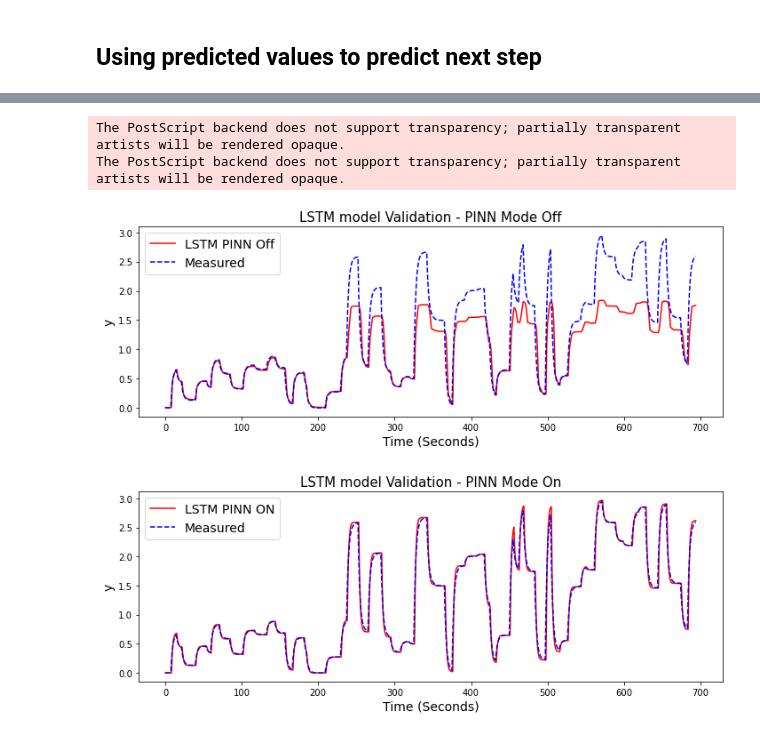
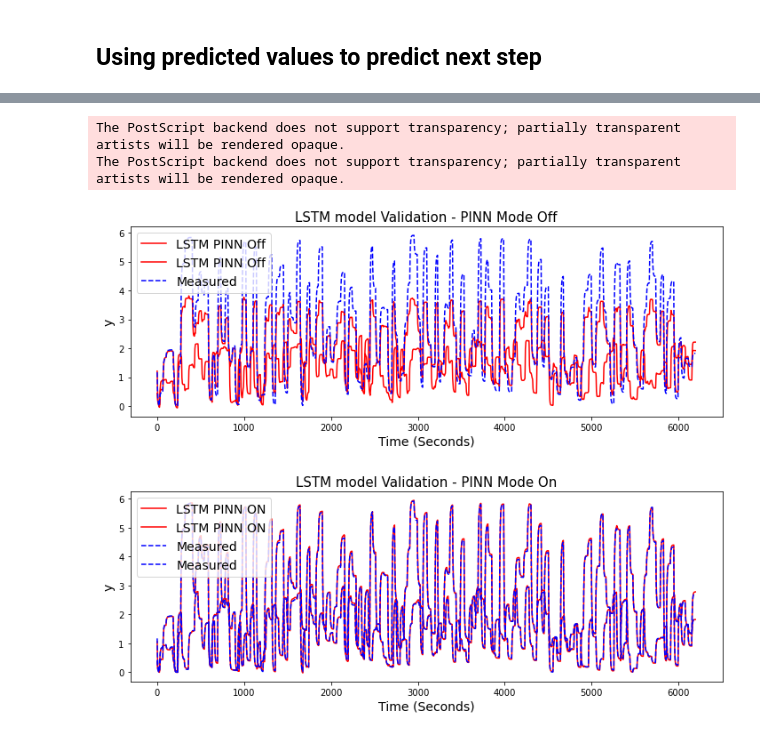
Before and after one commit to BYU-PRISM/Transformer_MPC, a Jupyter notebook: 03_HybridModel/pinn_fopdt_mimo.ipynb, the cells around one changed output, grey strips where cells are left out. Saved outputs shown, nothing was run; the diff lists cells and outputs as text; code cells hidden in the pictures.

```diff
--- a/03_HybridModel/pinn_fopdt_mimo.ipynb
+++ b/03_HybridModel/pinn_fopdt_mimo.ipynb
@@ -61,9 +61,11 @@ class SPINN(PINNSolver):
         y_t = (y[1:]-y[:-1]) / self.dt
         yn = y[0:-1]
         un = u[0:-1]
-        res = self.tau * y_t + yn - self.K * un
 
-        return 1*res
+        res1 = self.tau11 * y_t[:,0] + yn[:,0] - self.K11 * un[:,0]
+        res2 = self.tau22 * y_t[:,1] + yn[:,1] - self.K22 * un[:,1]
+
+        return 1*res1, 1*res2
 
     def callback(self, *args):
 
@@ -268,7 +270,7 @@ es_lstm = EarlyStopping(monitor='loss',mode='min',verbose=1,patience=10)
 # input data ("u") for loss2 (pinn)
 x_r = X_val # Scaled Snapshot of X to evaluating NN model
 
-u_r = data3["u"].to_numpy()[window:Xs2.shape[0],None] # Original u data evaluating residual
+u_r = data3[["u1","u2"]].to_numpy()[window:Xs2.shape[0]] # Original u data evaluating residual
 u_r = tf.convert_to_tensor(u_r, DTYPE)
 
 y_r = Y_val # Scaled Snapshot of Y
@@ -447,36 +467,37 @@ Ytu_nn_on = s2.inverse_transform(Ysq)
 # %%
-Ym_val = data3[['y']].to_numpy()[window:]
+Ym_val = data3[['y1','y2']].to_numpy()[window:]
+
 
 plt.figure(0, figsize=(10,4))
 # plt.subplot(2,1,1)
 plt.plot(Ytu_nn_off[window:],'r-',label='LSTM PINN Off')
-plt.plot(Ym_val,'b--',label='Measured')
+plt.plot(Ym_val[:,0],'b--',label='Measured')
 plt.title('LSTM model Validation - PINN Mode Off',fontsize=15)
 plt.ylabel("y", fontsize=14)
 plt.xlabel("Time (Seconds)", fontsize=14)
 plt.legend(loc=2,fontsize=14)
 plt.tight_layout()
 
-plt.savefig(path + 'FOPDT_PINN_Training_result_PINN_Off.eps', format='eps')
-plt.savefig(path + 'FOPDT_PINN_Training_result_PINN_Off.png', format='png')
+plt.savefig(path + 'FOPDT_mimo_PINN_Training_result_PINN_Off.eps', format='eps')
+plt.savefig(path + 'FOPDT_mimo_PINN_Training_result_PINN_Off.png', format='png')
 
 
 plt.figure(1, figsize=(10,4))
 # plt.subplot(2,1,2)
 plt.plot(Ytu_nn_on[window:],'r-',label='LSTM PINN ON')
 plt.plot(Ym_val,'b--',label='Measured')
 plt.title('LSTM model Validation - PINN Mode On',fontsize=15)
 plt.ylabel("y", fontsize=14)
 plt.xlabel("Time (Seconds)", fontsize=14)
 plt.legend(loc=2,fontsize=14)
 plt.tight_layout()
 
-plt.savefig(path + 'FOPDT_PINN_Training_result_PINN_On.eps', format='eps')
-plt.savefig(path + 'FOPDT_PINN_Training_result_PINN_On.png', format='png')
+plt.savefig(path + 'FOPDT_mimo_PINN_Training_result_PINN_On.eps', format='eps')
+plt.savefig(path + 'FOPDT_mimo_PINN_Training_result_PINN_On.png', format='png')
 
 plt.show()
 # %% [output]
 The PostScript backend does not support transparency; partially transparent artists will be rendered opaque.
 The PostScript backend does not support transparency; partially transparent artists will be rendered opaque.
-[figure, old version]
+[figure, new version]
-[figure, old version]
+[figure, new version]
```
Also changed, not shown: parts of 12 cells of this notebook, 14 other files.
